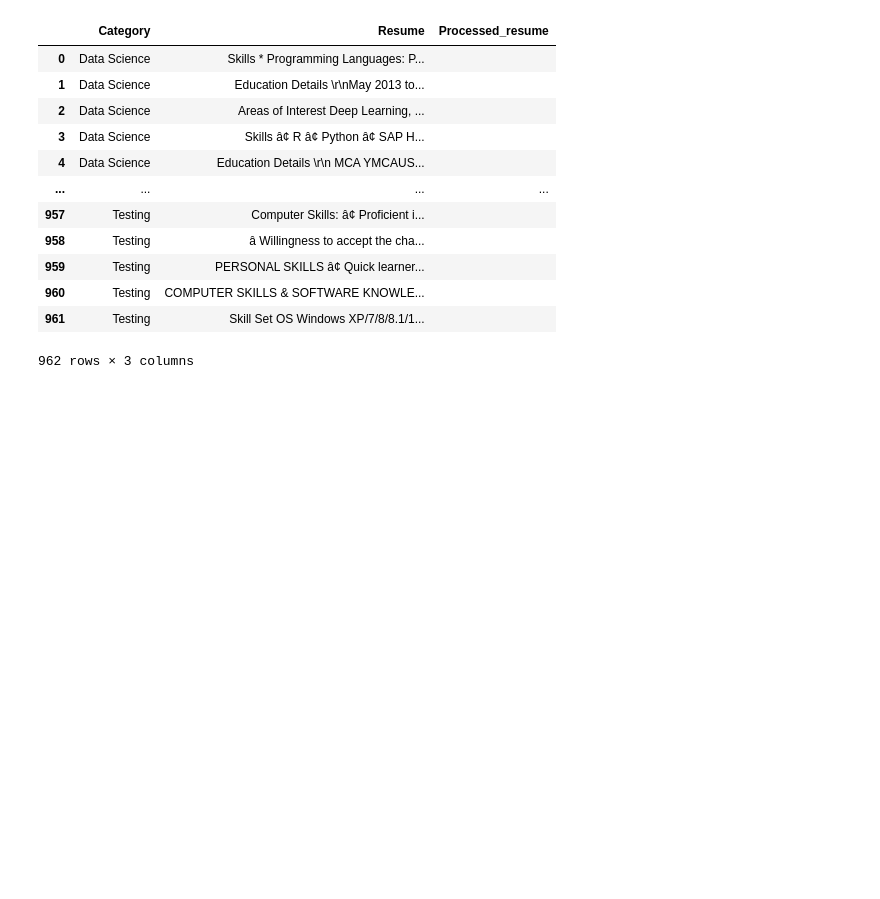
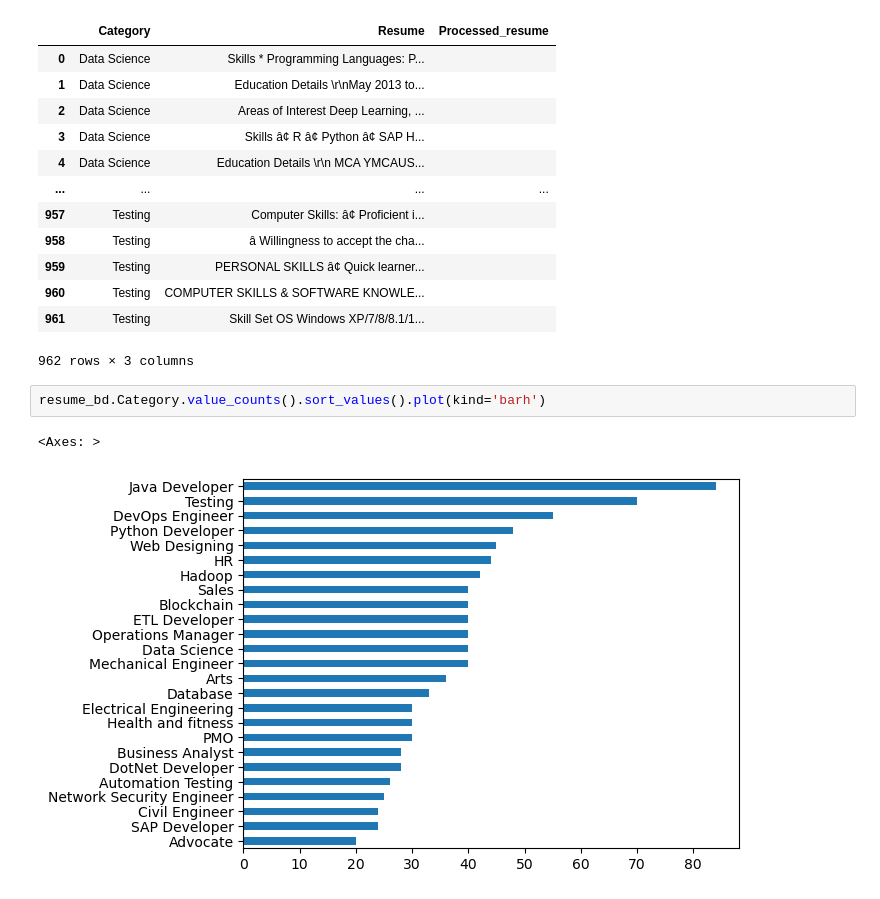
Before and after one commit to vickykathare/Resume-Database, a Jupyter notebook: notebookea81930ae7.ipynb, the cells around one changed output. Cells and saved outputs as stored; diff of their text form; blank space fills up the shorter version.

```diff
--- a/notebookea81930ae7.ipynb
+++ b/notebookea81930ae7.ipynb
@@ -257,3 +257,8 @@ df1
 | 960 | Testing | COMPUTER SKILLS & SOFTWARE KNOWLE... |  |
 | 961 | Testing | Skill Set OS Windows XP/7/8/8.1/1... |  |
 962 rows × 3 columns
+# %%
+resume_bd.Category.value_counts().sort_values().plot(kind='barh')
+# %% [output]
+<Axes: >
+[figure, added]
```
Also changed, not shown: parts of 1 cell of this notebook.
